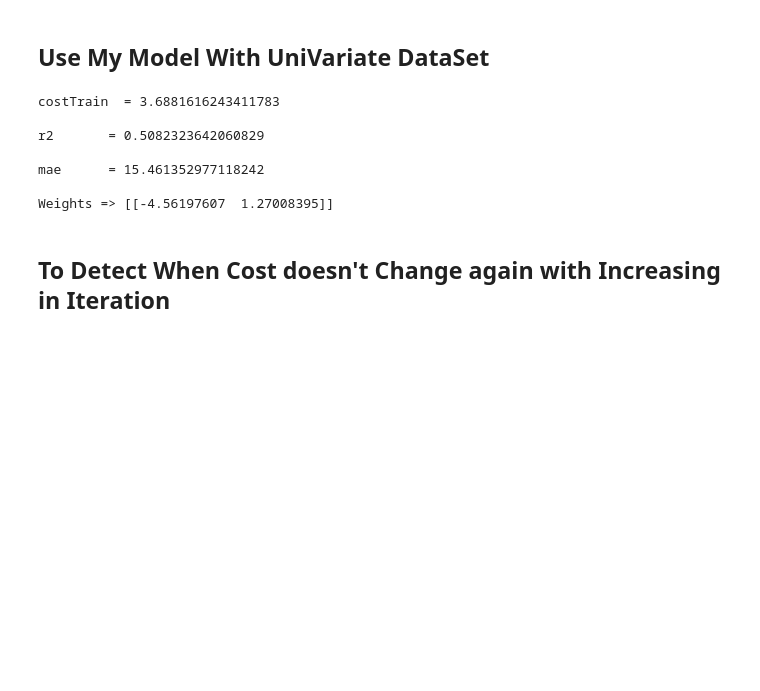
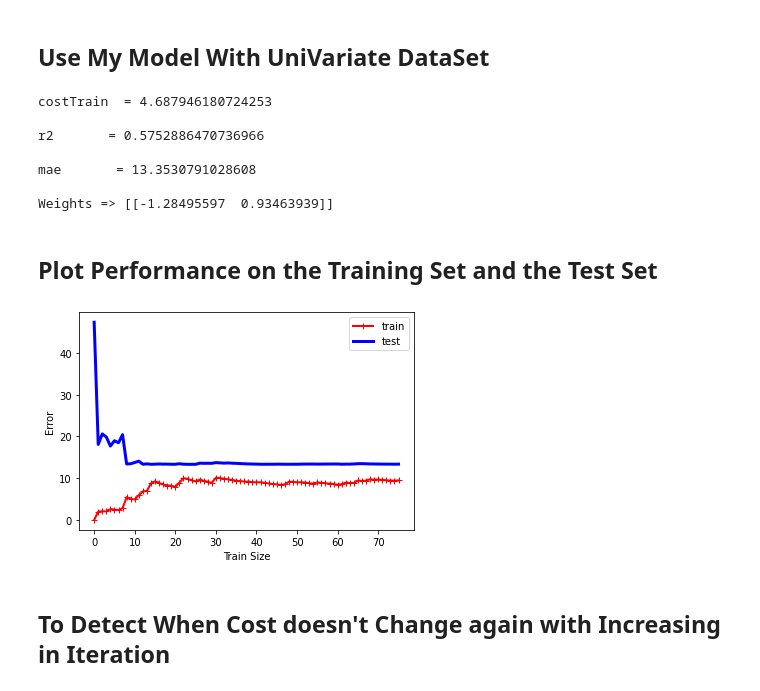
Before and after one commit to shymaagamal/GradientDescent_LR, a Jupyter notebook: ML_Task_2/LR_multiVariate.ipynb, the cells around one changed output. Drawn from its saved outputs; the diff is of its cells as text; code cells hidden in the pictures; blank space fills up the shorter version.

```diff
--- a/ML_Task_2/LR_multiVariate.ipynb
+++ b/ML_Task_2/LR_multiVariate.ipynb
@@ -93,6 +94,21 @@ def preprocessing(data):
     Y=np.matrix(Y)
 
     return X , Y
+# %%
+def plot_TT_Curves(X,Y,learningRate,iteration):
+    X_train, X_test, y_train, y_test = train_test_split(X, Y, test_size=0.2,random_state=42)
+    train_errors, test_errors = [], []
+    for m in range(1, len(X_train)):
+        weight,cost=fit(X_train[:m], y_train[:m],learningRate,iteration)
+        y_train_predict = predict(weight,X_train[:m])
+        y_test_predict =predict(weight,X_test)
+        train_errors.append(EvaluatePerformance(y_train[:m], y_train_predict)[1])
+        test_errors.append(EvaluatePerformance(y_test, y_test_predict)[1])
+    plt.xlabel('Train Size')
+    plt.ylabel('Error')
+    plt.plot(train_errors, "r-+", linewidth=2, label="train")
+    plt.plot(test_errors, "b-", linewidth=3, label="test")
+    plt.legend()
 # %% [markdown]
 # Use UniVariate DataSet
 # %%
@@ -128,22 +144,29 @@ X, Y= preprocessing(data)
 ## Use My Model With UniVariate DataSet
 # %%
 X_train, X_test, y_train, y_test = train_test_split( X, Y, test_size=0.2, random_state=42)
-weight ,cost=fit(X_train,y_train,.01,2000)
+weight ,cost=fit(X_train,y_train,.001,2000)
 y_p=predict(weight,X_test)
 costTrain=computeCost(X_train,y_train,weight)
+
 r2,mae=EvaluatePerformance(y_test,y_p);
 print('costTrain  =',costTrain)
 print('\nr2       =',r2)
-print('\nmae      =',mae)
+print('\nmae       =',mae)
 print('\nWeights =>',weight.T)
 # %% [output]
-costTrain  = 3.6881616243411783
+costTrain  = 4.687946180724253
 
-r2       = 0.5082323642060829
+r2       = 0.5752886470736966
 
-mae      = 15.461352977118242
+mae       = 13.3530791028608
 
-Weights => [[-4.56197607  1.27008395]]
+Weights => [[-1.28495597  0.93463939]]
+# %% [markdown]
+## Plot Performance on the Training Set and the Test Set
+# %%
+plot_TT_Curves(X,Y,0.001,2000)
+# %% [output]
+[figure, added]
 # %% [markdown]
 ## To Detect When Cost doesn't Change again with Increasing in Iteration
 # %%
```
Also changed, not shown: parts of 7 cells of this notebook.
